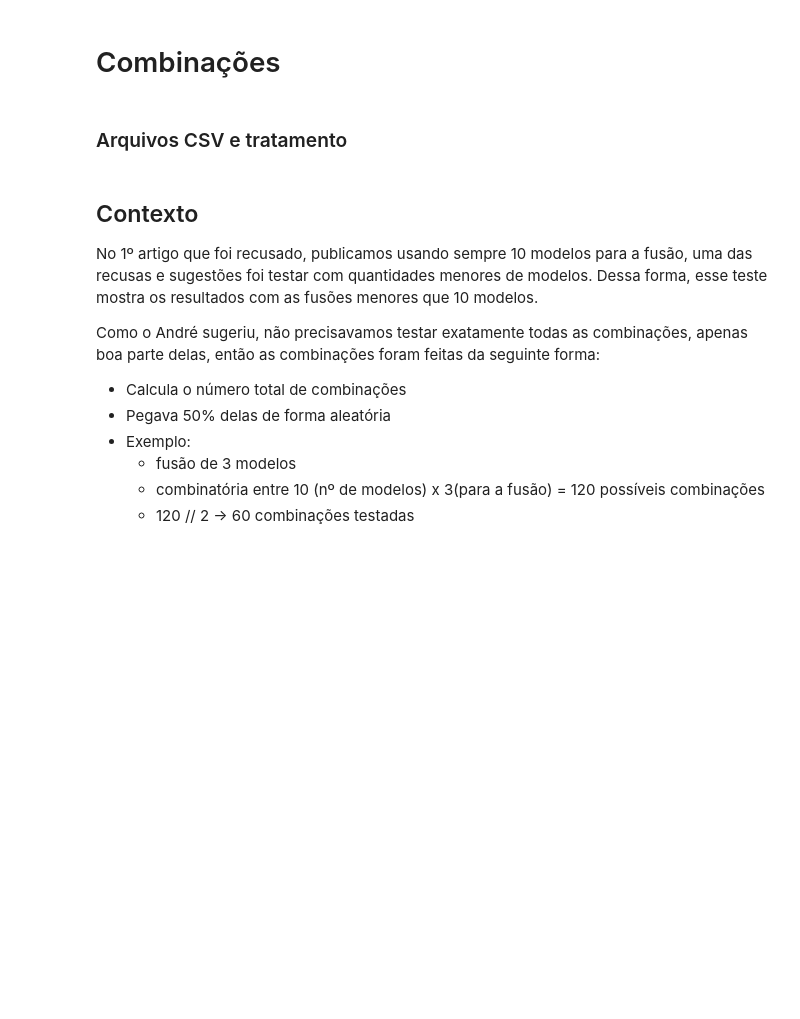
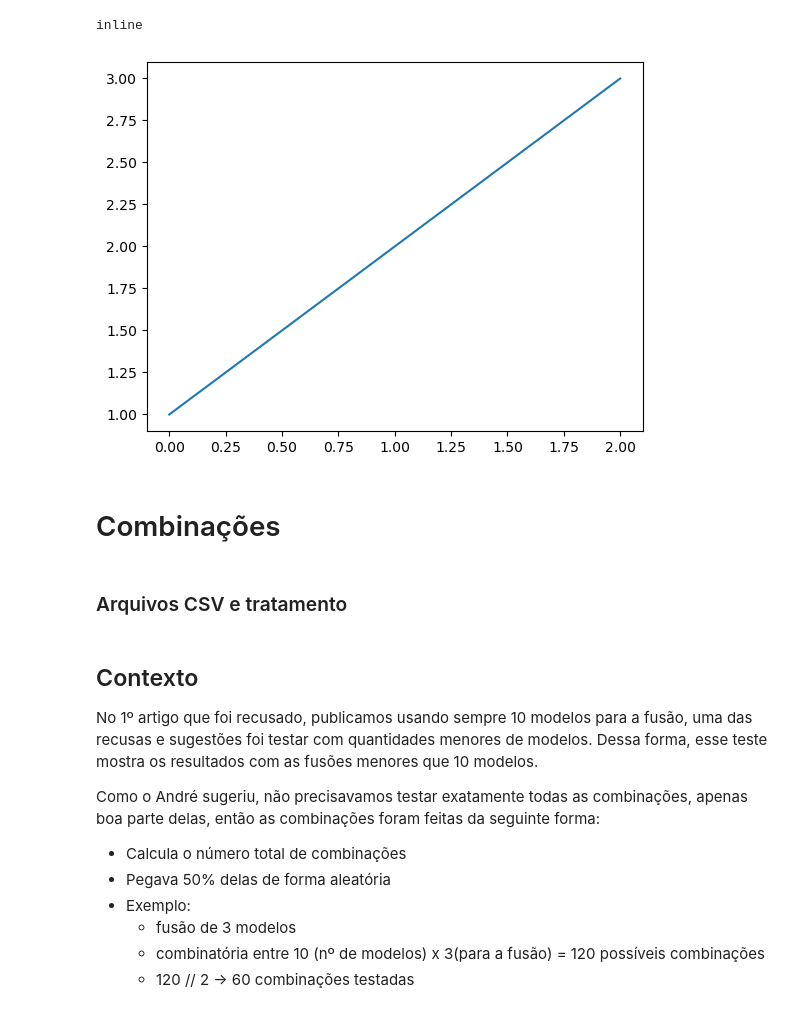
Before and after one commit to Lucas-doc26/ConditionalAutoencoder, a Jupyter notebook: analises.ipynb, the cells around one changed output. Saved outputs shown, nothing was run; the diff lists cells and outputs as text; code cells hidden in the pictures; blank space fills up the shorter version.

```diff
--- a/analises.ipynb
+++ b/analises.ipynb
@@ -7,3 +9,17 @@ import os
+# %%
+import matplotlib
+print(matplotlib.get_backend())
+# %% [output]
+inline
+# %%
+import matplotlib
+matplotlib.use('module://matplotlib_inline.backend_inline')
+
+import matplotlib.pyplot as plt
+plt.plot([1,2,3])
+plt.show()
+# %% [output]
+[figure, added]
 # %% [markdown]
 # Combinações
 # %% [markdown]
```
Also changed, not shown: parts of 23 cells of this notebook.
